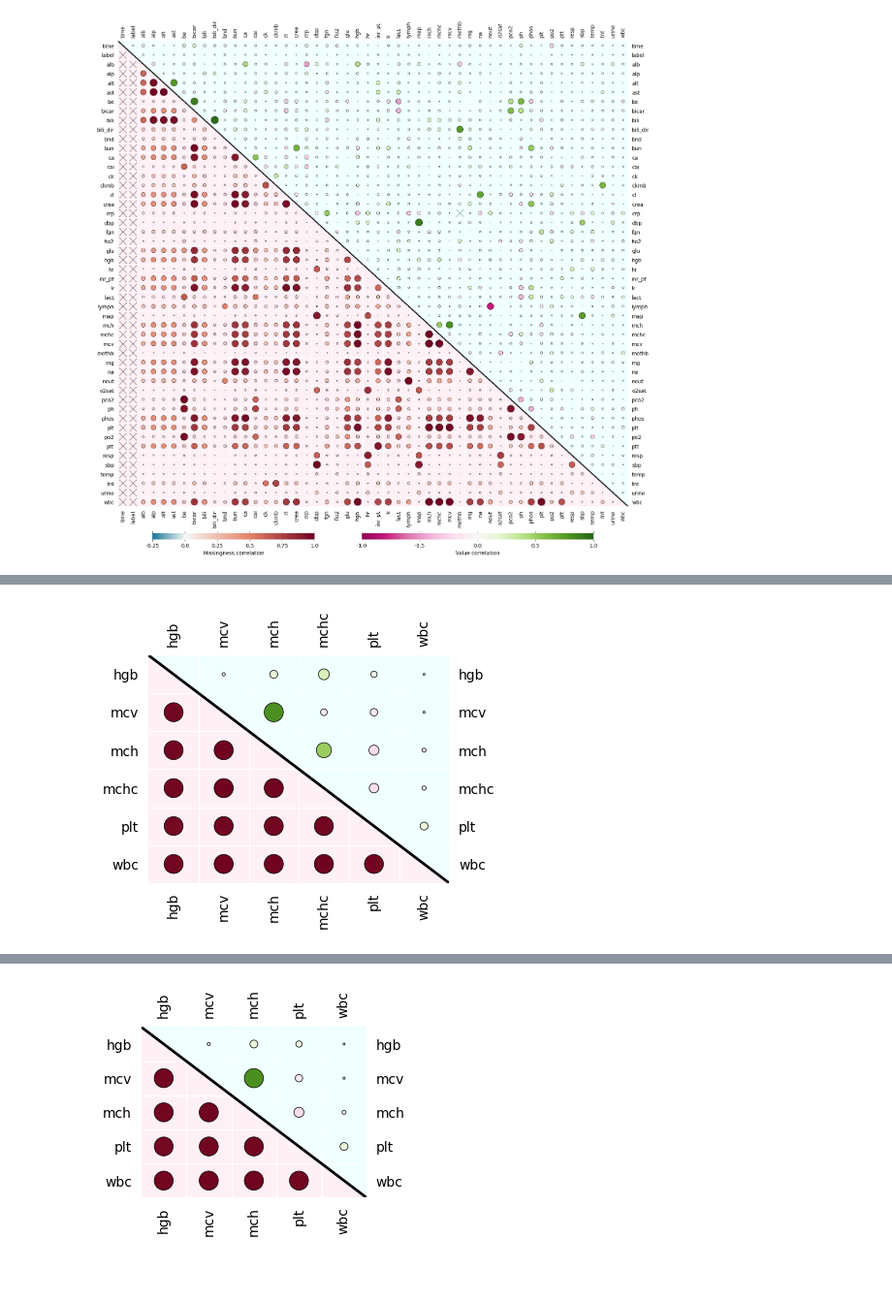
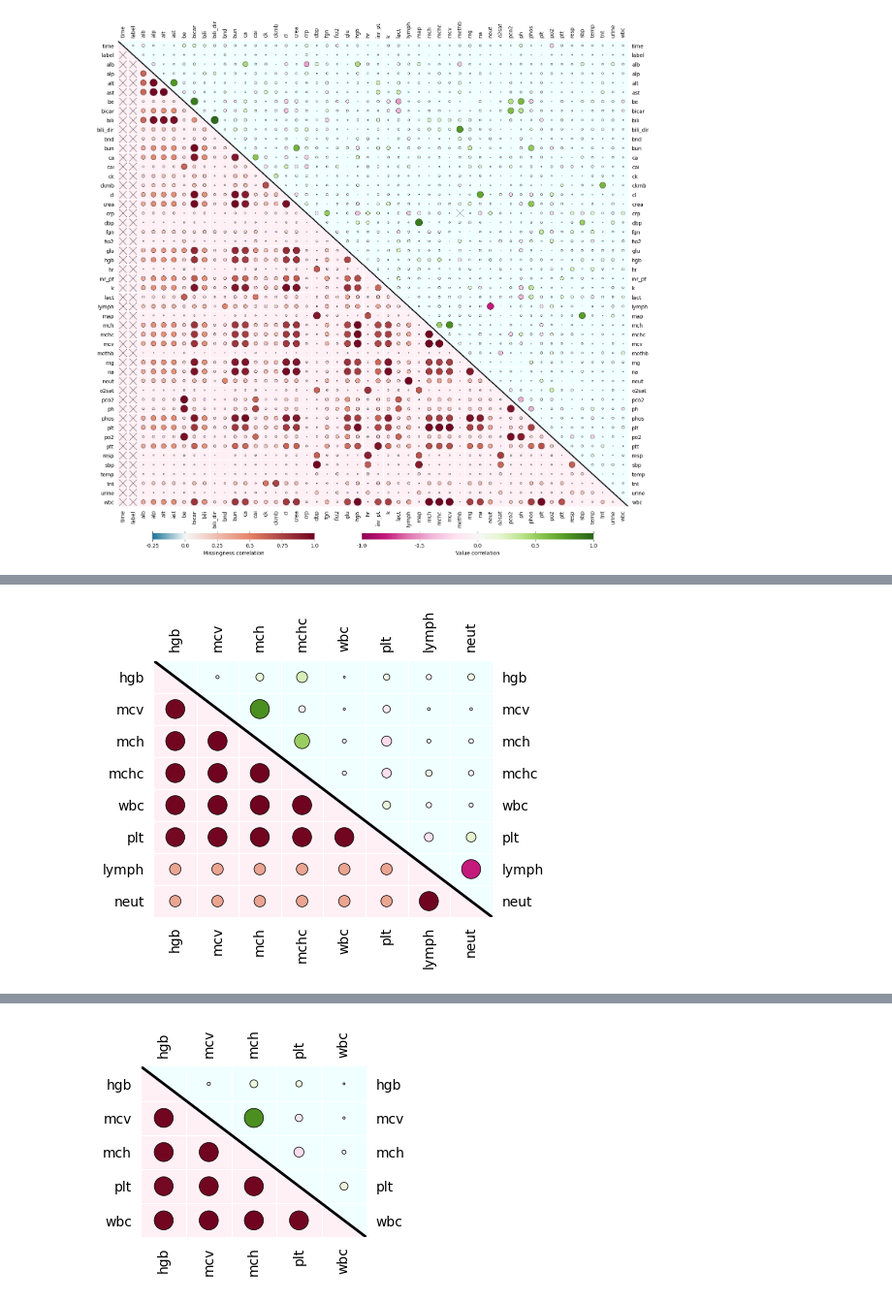
Before and after one commit to joshuawe/sepsis, a Jupyter notebook: data/miiv/Correlation_Plots.ipynb, the cells around one changed output, grey strips where cells are left out. Shown at 97% size. Drawn from its saved outputs; the diff is of its cells as text; code cells hidden in the pictures; blank space fills up the shorter version.

Commit message:
update correlation plots, more panel tests

```diff
--- a/data/miiv/Correlation_Plots.ipynb
+++ b/data/miiv/Correlation_Plots.ipynb
@@ -214,15 +214,15 @@ def create_correlation_plot(corr: pd.DataFrame, corr_miss: pd.DataFrame, figsize
             ax = fig.add_subplot(gs[15:16,7:-1])
         else:
             ax = fig.add_subplot(gs[13:17,7:])
-        resolution=1000
+        resolution=500
         x = np.linspace(-1,1,resolution)
-        X = np.repeat(x[np.newaxis, :], 100, axis=1)
+        X = np.repeat(x[np.newaxis, :], 2, axis=1)
         ax.pcolormesh(X, cmap=cmap1, vmin=-1, vmax=1)
         ax.tick_params(labelbottom=True, labeltop=False, bottom=True, top=True, right=False, labelright=False, labelleft=False, left=False)
         ax.xaxis.set_label_position("bottom")
         ax.set_xlabel('Value correlation')
         num_ticks = 5
-        ax.set_xticks(np.linspace(0,1,num_ticks)*resolution*100)
+        ax.set_xticks(np.linspace(0,1,num_ticks)*resolution*2)
         ax.set_xticklabels(np.linspace(-1, 1, num_ticks))
         # spines
         ax.spines['top'].set_visible(False); ax.spines['right'].set_visible(False)
@@ -233,15 +233,15 @@ def create_correlation_plot(corr: pd.DataFrame, corr_miss: pd.DataFrame, figsize
             ax = fig.add_subplot(gs[15:16,1:6])
         else:
             ax = fig.add_subplot(gs[15:17,0:6])
-        resolution=1000
+        resolution=500
         x = np.linspace(-1,1,resolution)
-        X = np.repeat(x[np.newaxis, :], 100, axis=1)
+        X = np.repeat(x[np.newaxis, :], 2, axis=1)
         ax.pcolormesh(X, cmap=cmap2)
         ax.tick_params(labelbottom=True, labeltop=False, bottom=True, top=True, right=False, labelright=False, labelleft=False, left=False)
         ax.xaxis.set_label_position("bottom")
         ax.set_xlabel('Missingness correlation')
         num_ticks = 6
-        ax.set_xticks(np.linspace(0,1,num_ticks)*resolution*100)
+        ax.set_xticks(np.linspace(0,1,num_ticks)*resolution*2)
         ax.set_xticklabels(np.linspace(-0.25, 1, num_ticks))
         # spines
         ax.spines['top'].set_visible(False); ax.spines['right'].set_visible(False)
@@ -295,8 +357,14 @@ corr_miss = df_missingness_indicator.corr(method='pearson')
 # %%
-save_path = '/home2/joshua.wendland/Documents/sepsis/figures/correlation_plot_cbc.pdf'
+# Differential blood count
+var_names = ['hgb', 'mcv', 'mch', 'mchc','wbc','plt','lymph','neut']
+corr = df[var_names].corr(method='pearson')
+df_missingness_indicator = ~df[var_names].isna()*1
+corr_miss = df_missingness_indicator.corr(method='pearson')
+
+save_path = '/home2/joshua.wendland/Documents/sepsis/figures/correlation_plot_cbc_differential.pdf'
 create_correlation_plot(
     corr[var_names],
     corr_miss[var_names],
-    figsize=(4,4), path=save_path, large=False, colorbars=False)
+    figsize=(4.5,4.5), path=save_path, large=False, colorbars=False)
 # %% [output]
-[figure, old version]
+[figure, new version]
```
Also changed, not shown: parts of 7 cells of this notebook, 7 other files.
